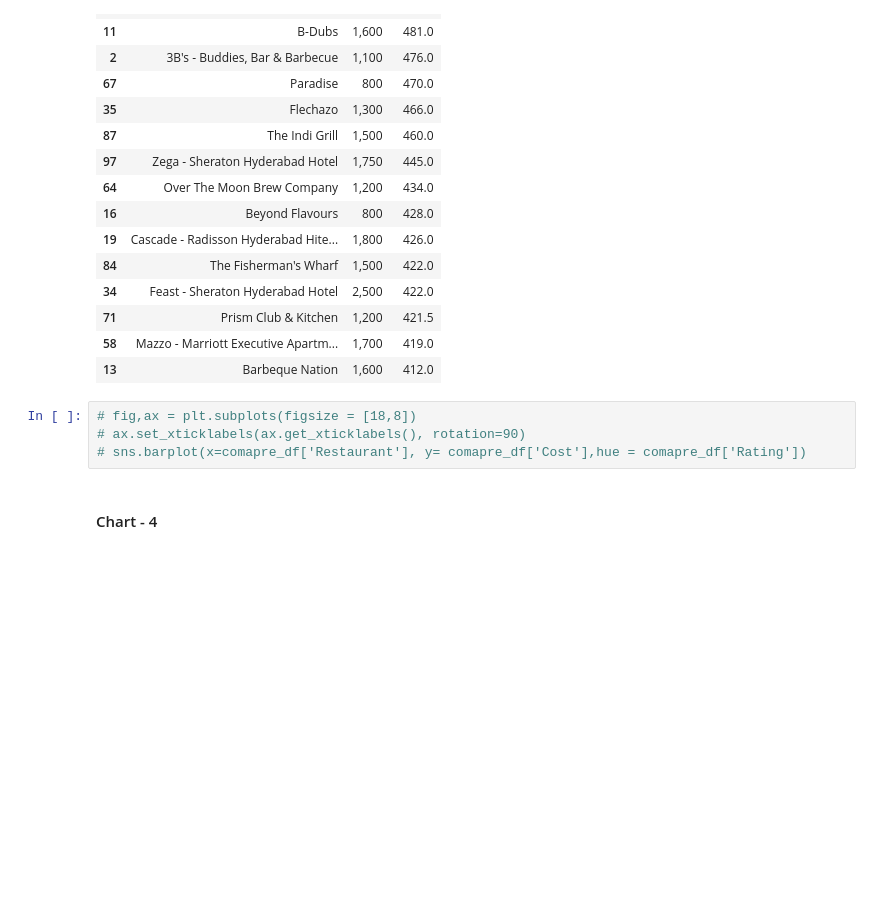
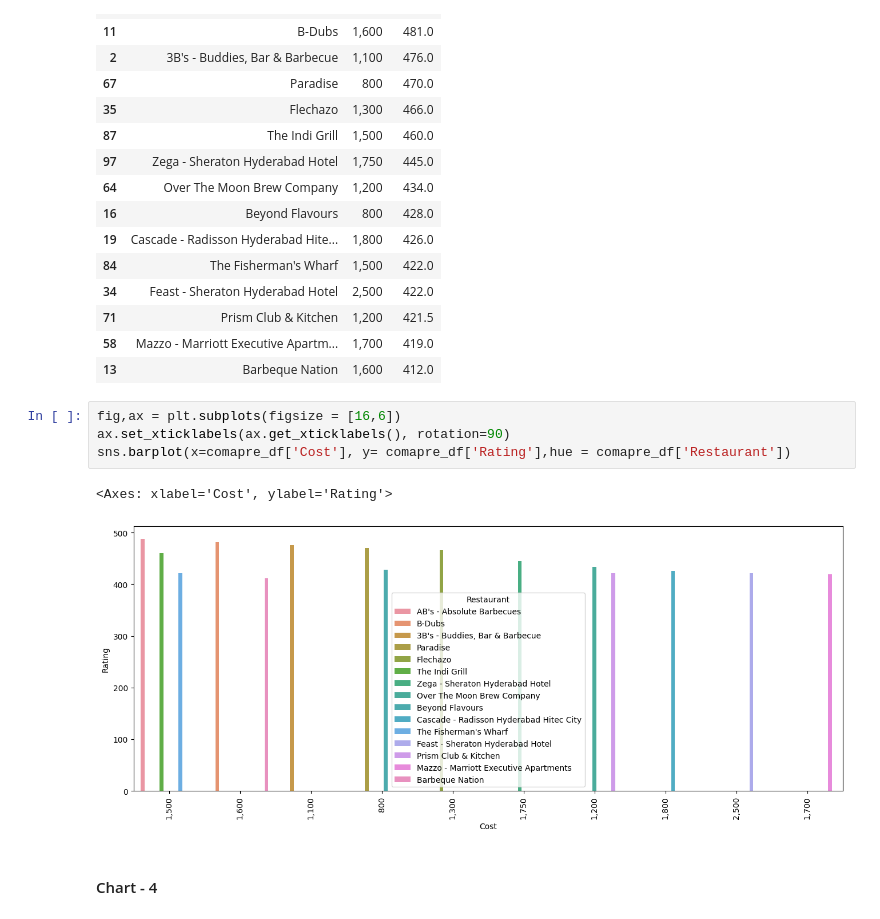
Before and after one commit to AshuKoche/Zomato-Restaurant-Clustering-And-Sentiment-Analysis-Unsupervised-ML, a Jupyter notebook: Zomato_Restaurant_Clustering_And_Sentiment_Analysis_Unsupervised_ML.ipynb, the cells around one changed output. Cells and saved outputs as stored; diff of their text form; blank space fills up the shorter version.

```diff
--- a/Zomato_Restaurant_Clustering_And_Sentiment_Analysis_Unsupervised_ML.ipynb
+++ b/Zomato_Restaurant_Clustering_And_Sentiment_Analysis_Unsupervised_ML.ipynb
@@ -502,9 +502,12 @@ comapre_df
 | 58 | Mazzo - Marriott Executive Apartm... | 1,700 | 419.0 |
 | 13 | Barbeque Nation | 1,600 | 412.0 |
 # %%
-# fig,ax = plt.subplots(figsize = [18,8])
-# ax.set_xticklabels(ax.get_xticklabels(), rotation=90)
-# sns.barplot(x=comapre_df['Restaurant'], y= comapre_df['Cost'],hue = comapre_df['Rating'])
+fig,ax = plt.subplots(figsize = [16,6])
+ax.set_xticklabels(ax.get_xticklabels(), rotation=90)
+sns.barplot(x=comapre_df['Cost'], y= comapre_df['Rating'],hue = comapre_df['Restaurant'])
+# %% [output]
+<Axes: xlabel='Cost', ylabel='Rating'>
+[figure, added]
 # %% [markdown]
 #### Chart - 4
 # %%
```
Also changed, not shown: parts of 6 cells of this notebook.
